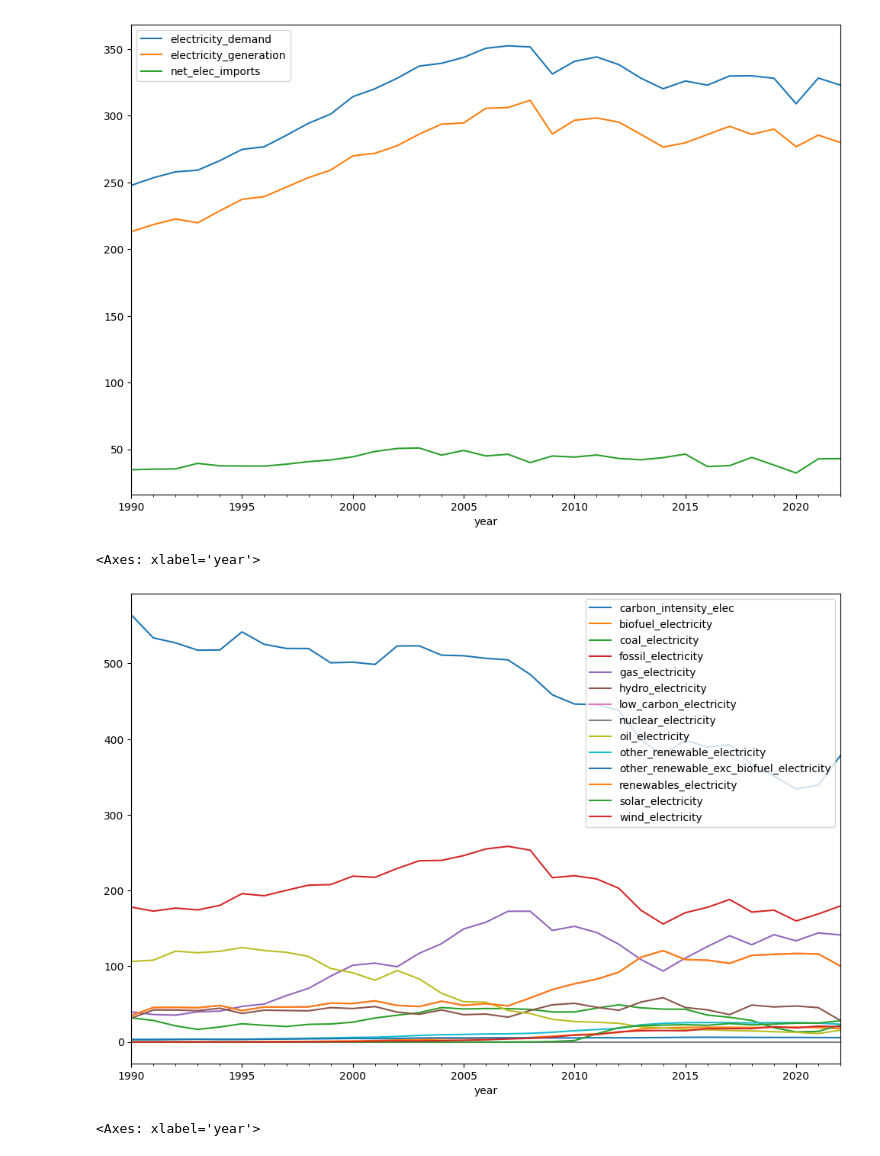
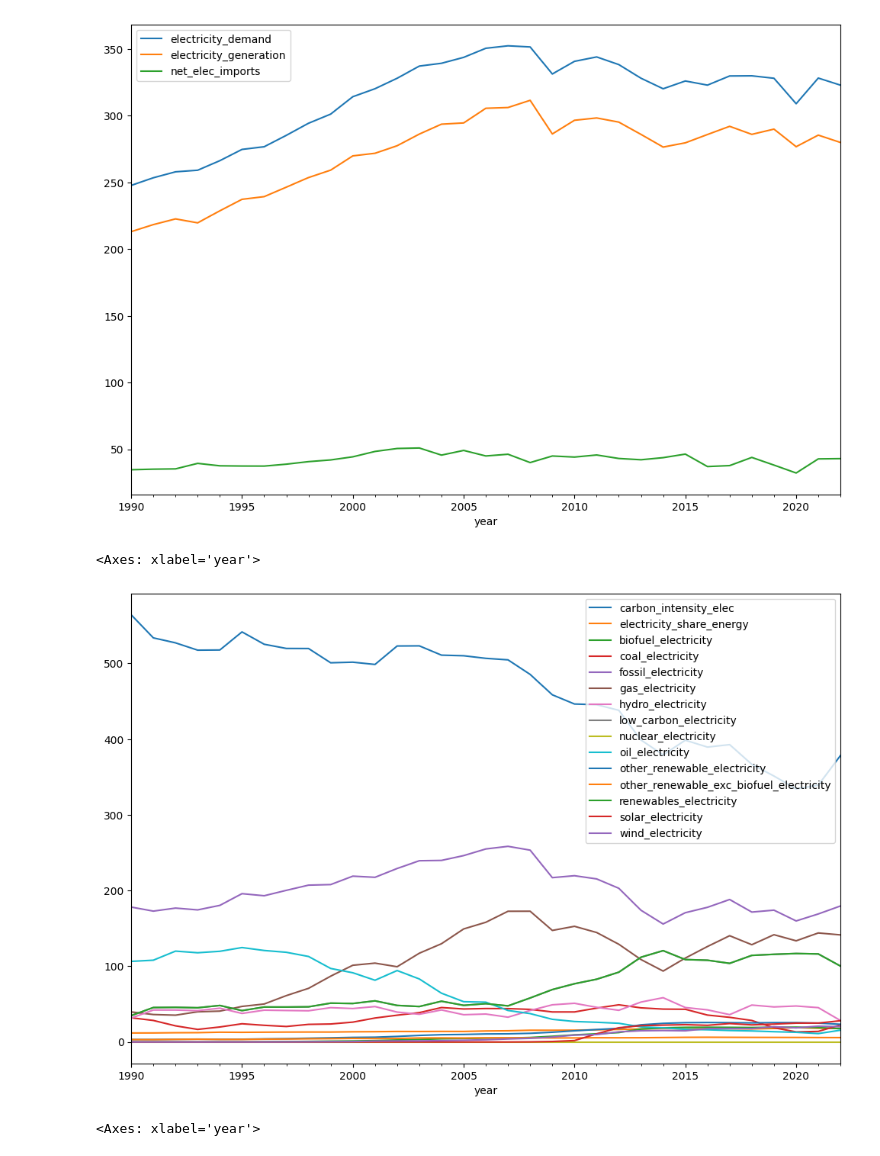
Before and after one commit to depa-tto/Multivariate-Time-Series-project, a Jupyter notebook: time_series_project.ipynb, the cells around one changed output. Saved outputs shown, nothing was run; the diff lists cells and outputs as text; code cells hidden in the pictures.

Commit message:
data manipulation

```diff
--- a/time_series_project.ipynb
+++ b/time_series_project.ipynb
@@ -249,9 +249,10 @@ data_owid_italy
 # %%
 data_owid_italy['year'] = pd.to_datetime(data_owid_italy['year'],format='%Y')
 # %%
-exclude_cols = ['electricity_demand','electricity_generation','net_elec_imports','per_capita_electricity','electricity_demand_per_capita','carbon_intensity_elec']
+exclude_cols = ['electricity_demand','electricity_generation','net_elec_imports','carbon_intensity_elec','per_capita_electricity','electricity_demand_per_capita',
+                'electricity_share_energy','net_elec_imports_share_demand']
 
-cols = [col for col in data_owid_italy.columns if '_electricity' in col and col not in exclude_cols]
+cols = [col for col in data_owid_italy.columns if 'electricity' in col and col not in exclude_cols]
 
 data_owid_electricity = pd.concat(
     [data_owid_italy[['year','population','gdp'] + exclude_cols],data_owid_italy[cols]],axis=1).set_index('year').dropna()
@@ -271,0 +273,2 @@ data_owid_electricity.head() # electricity generation from xxx measured in teraw
+# %%
+data_owid_electricity.drop(['per_capita_electricity','electricity_demand_per_capita','net_elec_imports_share_demand'],axis=1,inplace=True)
@@ -285,10 +298,10 @@ data_owid_electricity[['electricity_demand','electricity_generation','net_elec_i
 <Axes: xlabel='year'>
 [figure]
 # %%
-data_owid_electricity.drop(['population','gdp','electricity_demand','electricity_generation','per_capita_electricity','electricity_demand_per_capita','net_elec_imports'],axis=1).plot(figsize=(12,8))
+data_owid_electricity.drop(['population','gdp','electricity_demand','electricity_generation','net_elec_imports'],axis=1).plot(figsize=(12,8))
 # %% [output]
 <Axes: xlabel='year'>
-[figure, old version]
+[figure, new version]
 # %%
 data_owid_share_elec.drop(['electricity_demand','electricity_generation'],axis=1).plot(figsize=(12,8))
 # %% [output]
```
Also changed, not shown: parts of 5 cells of this notebook.
